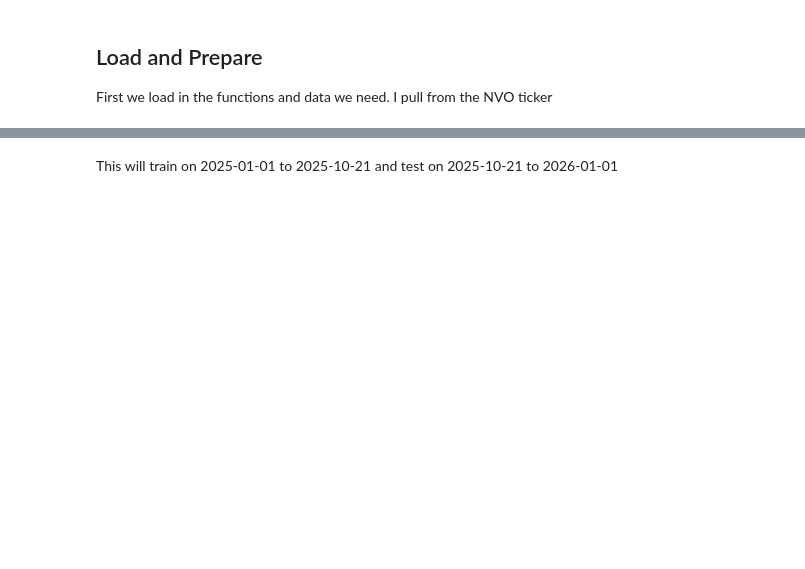
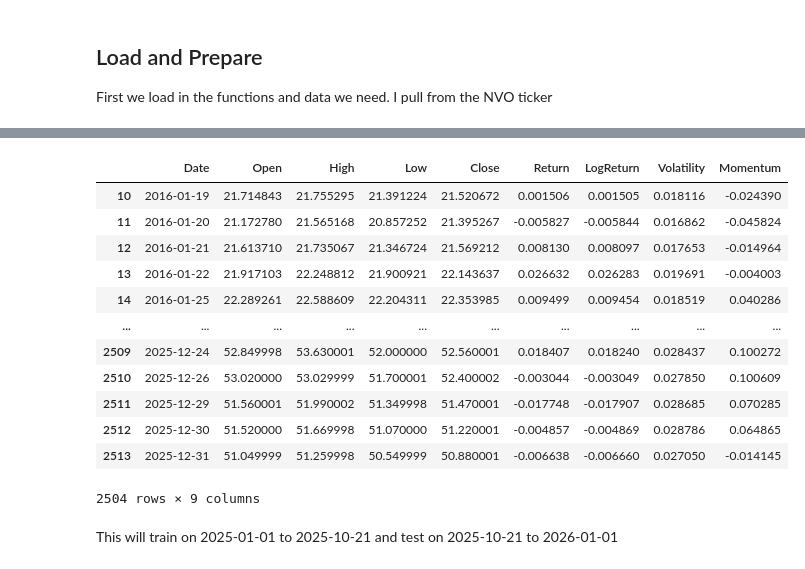
Before and after one commit to anderswol/AppStat2, a Jupyter notebook: Rasmus/Trading Strat.ipynb, the cells around one changed output, grey strips where cells are left out. Drawn from its saved outputs; the diff is of its cells as text; code cells hidden in the pictures; blank space fills up the shorter version.

```diff
--- a/Rasmus/Trading Strat.ipynb
+++ b/Rasmus/Trading Strat.ipynb
@@ -29,2 +46,19 @@ The dataset has observations across 250 days
+# %%
+df_nvo = feature_prep(df_nvo)
+df_nvo
+# %% [output]
+|  | Date | Open | High | Low | Close | Return | LogReturn | Volatility | Momentum |
+| 10 | 2016-01-19 | 21.714843 | 21.755295 | 21.391224 | 21.520672 | 0.001506 | 0.001505 | 0.018116 | -0.024390 |
+| 11 | 2016-01-20 | 21.172780 | 21.565168 | 20.857252 | 21.395267 | -0.005827 | -0.005844 | 0.016862 | -0.045824 |
+| 12 | 2016-01-21 | 21.613710 | 21.735067 | 21.346724 | 21.569212 | 0.008130 | 0.008097 | 0.017653 | -0.014964 |
+| 13 | 2016-01-22 | 21.917103 | 22.248812 | 21.900921 | 22.143637 | 0.026632 | 0.026283 | 0.019691 | -0.004003 |
+| 14 | 2016-01-25 | 22.289261 | 22.588609 | 22.204311 | 22.353985 | 0.009499 | 0.009454 | 0.018519 | 0.040286 |
+| ... | ... | ... | ... | ... | ... | ... | ... | ... | ... |
+| 2509 | 2025-12-24 | 52.849998 | 53.630001 | 52.000000 | 52.560001 | 0.018407 | 0.018240 | 0.028437 | 0.100272 |
+| 2510 | 2025-12-26 | 53.020000 | 53.029999 | 51.700001 | 52.400002 | -0.003044 | -0.003049 | 0.027850 | 0.100609 |
+| 2511 | 2025-12-29 | 51.560001 | 51.990002 | 51.349998 | 51.470001 | -0.017748 | -0.017907 | 0.028685 | 0.070285 |
+| 2512 | 2025-12-30 | 51.520000 | 51.669998 | 51.070000 | 51.220001 | -0.004857 | -0.004869 | 0.028786 | 0.064865 |
+| 2513 | 2025-12-31 | 51.049999 | 51.259998 | 50.549999 | 50.880001 | -0.006638 | -0.006660 | 0.027050 | -0.014145 |
+2504 rows × 9 columns
 # %% [markdown]
 This will train on 2025-01-01 to 2025-10-21 and test on 2025-10-21 to 2026-01-01
```
Also changed, not shown: parts of 10 cells of this notebook, 2 other files.
